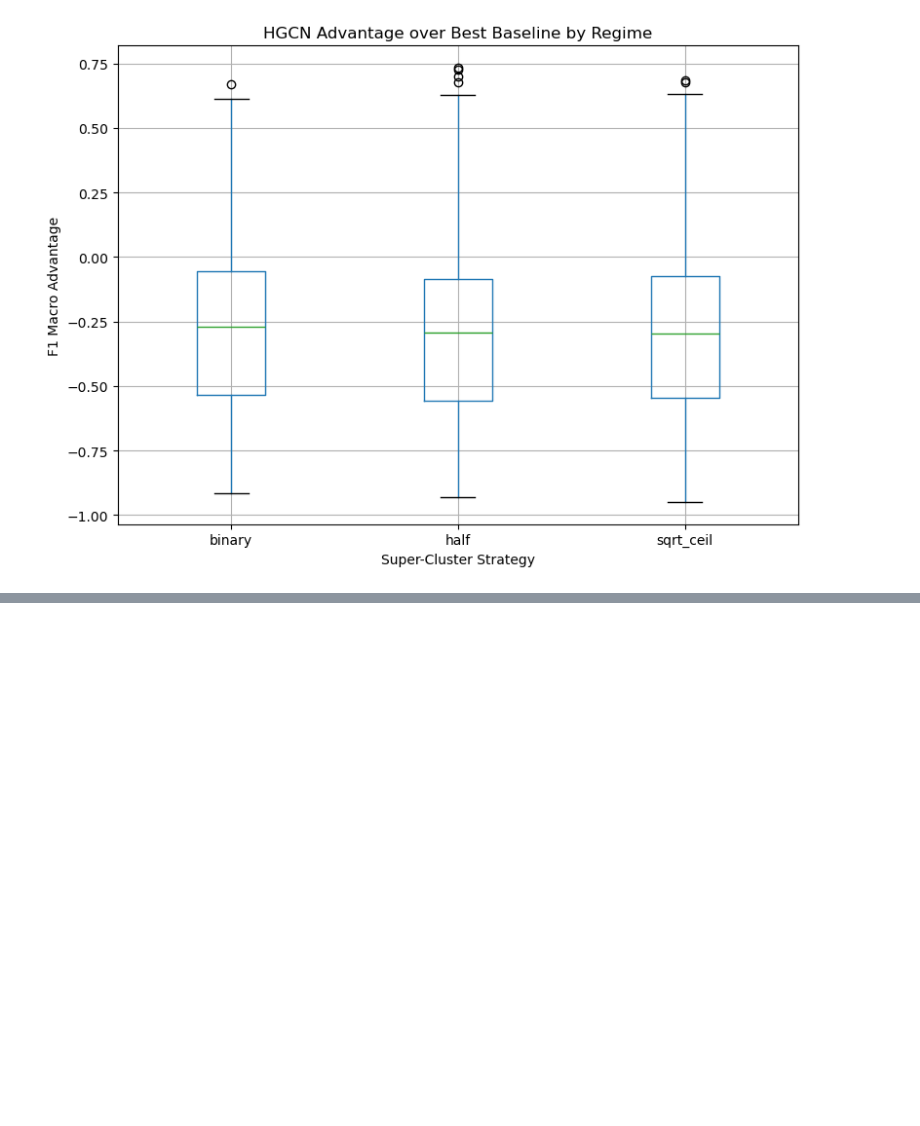
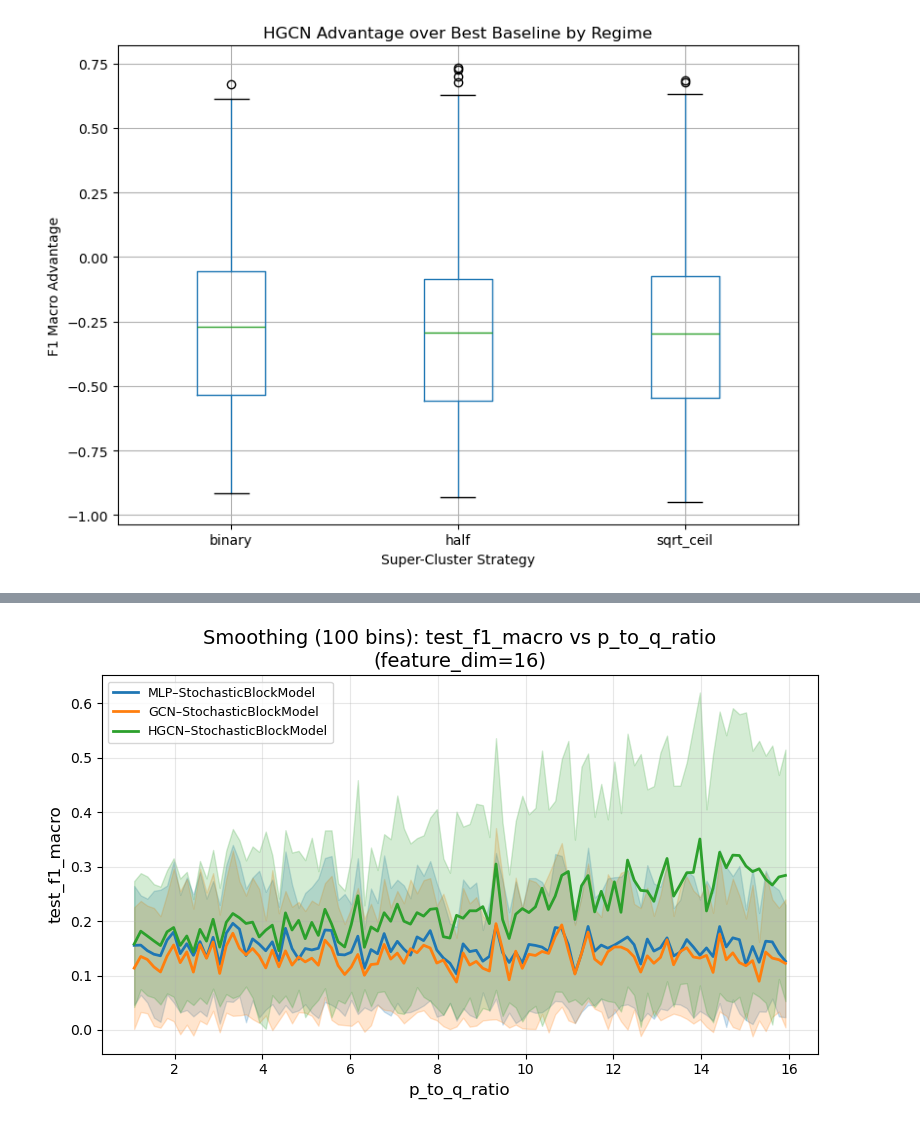
Before and after one commit to danie1uva/graphworld, a Jupyter notebook: src/notebooks/eda_graph_gen.ipynb, the cells around one changed output, grey strips where cells are left out. Saved outputs shown, nothing was run; the diff lists cells and outputs as text; code cells hidden in the pictures; blank space fills up the shorter version.

```diff
--- a/src/notebooks/eda_graph_gen.ipynb
+++ b/src/notebooks/eda_graph_gen.ipynb
@@ -1349,0 +1312,10 @@ sqrt_ceil
+# %%
+RESULTS_DIR = '../../graph_gen/snellius_gen/random_feats/random_feats/'
+RESULTS_DIR1 = '../../graph_gen/snellius_gen/random_feats/random_feats2/'
+
+df1 = df_gen(RESULTS_DIR, NSHARDS=NSHARDS)
+df2= df_gen(RESULTS_DIR1, NSHARDS=NSHARDS)
+models = ['MLP', 'GCN', 'HGCN']
+
+df = pd.concat([df1, df2])
+df = df.reset_index(drop = True)
@@ -1349,0 +1343,4 @@ sqrt_ceil
+# %%
+smooth_binning_plot(df, ['MLP', 'GCN', 'HGCN'], perf_meas='test_f1_macro', metric = 'p_to_q_ratio', feature_dim=16, num_bins = 100)
+# %% [output]
+[figure, added]
```
Also changed, not shown: parts of 9 cells of this notebook, 13 other files.
